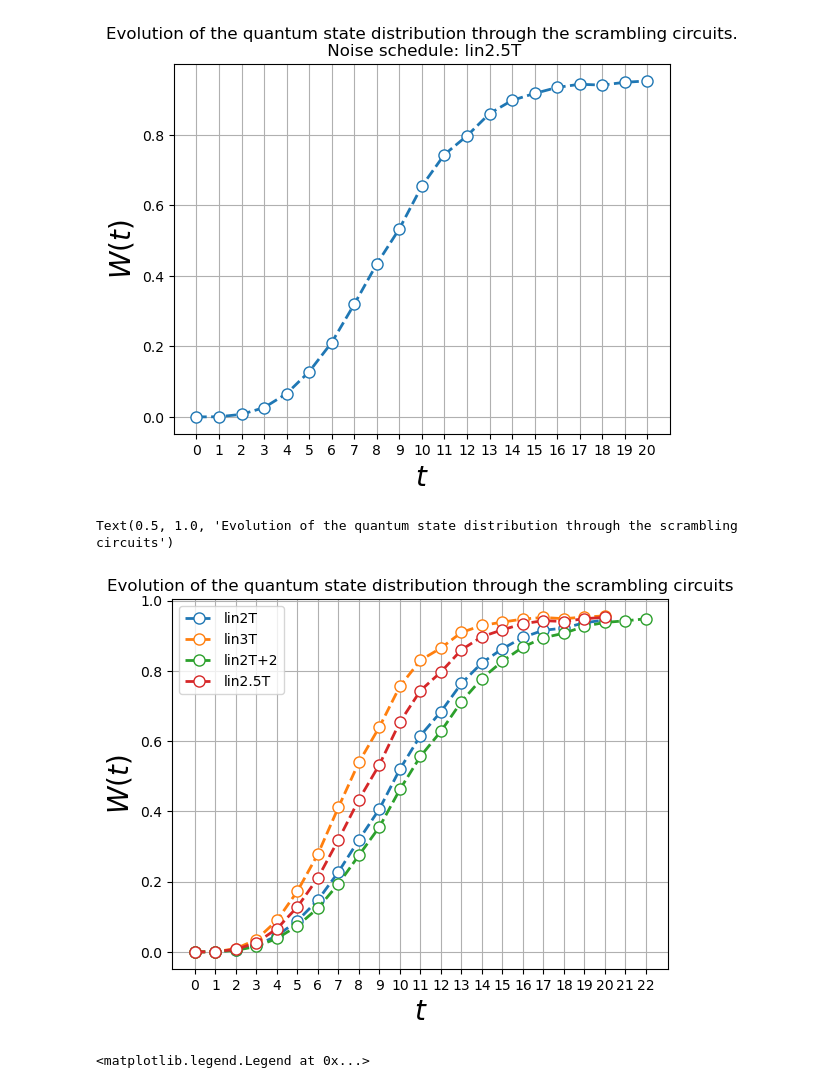
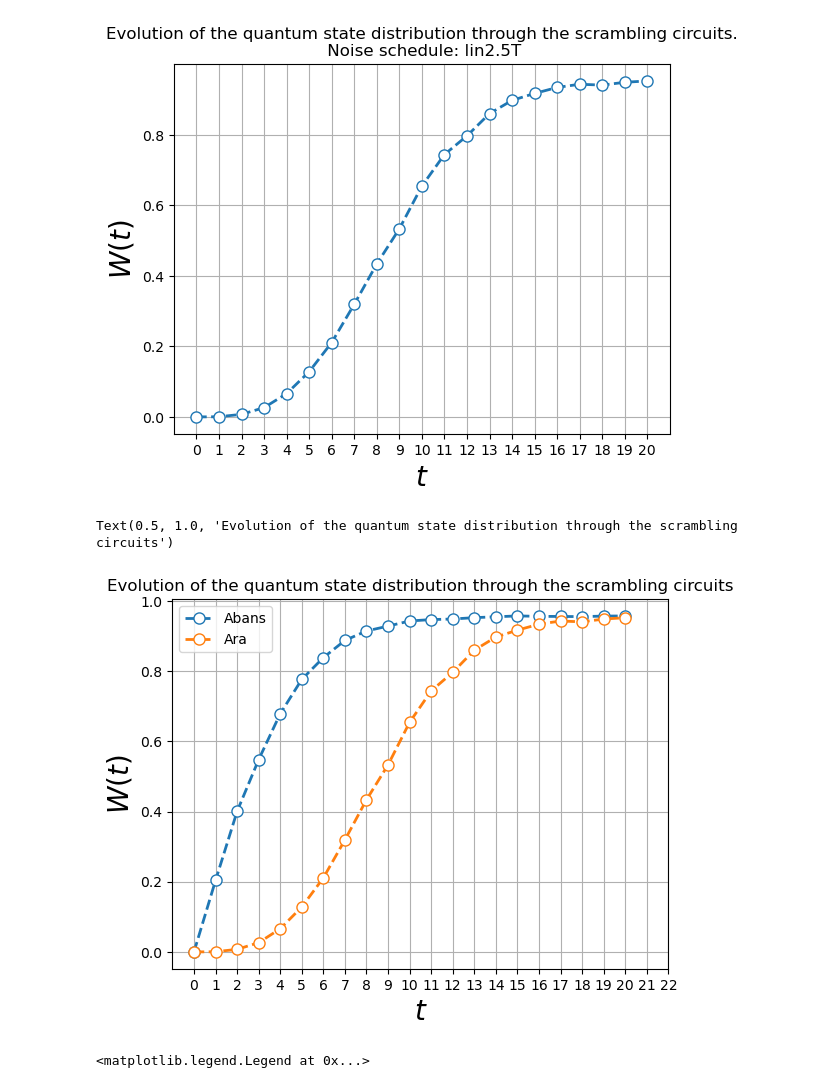
Before and after one commit to alapena/QuantGenMdl, a Jupyter notebook: visualize_noising.ipynb, the cells around one changed output. Cells and saved outputs as stored; diff of their text form; code cells hidden in the pictures.

```diff
--- a/visualize_noising.ipynb
+++ b/visualize_noising.ipynb
@@ -74,39 +74,39 @@ Text(0.5, 1.0, 'Evolution of the quantum state distribution through the scrambli
 # Compare schedules
 n_timesteps = 20
 dir, filename = get_path(config, type='wassdistforward', diffusion_schedule='linear', n_data=n_data, n_pixels=n_pixels, n_qubits=n_qubits, n_timesteps=n_timesteps)
 wass1 = np.load(dir / filename)
 dir, filename = get_path(config, type='wassdistforward', diffusion_schedule='pow6', n_data=n_data, n_pixels=n_pixels, n_qubits=n_qubits, n_timesteps=n_timesteps)
 wass2 = np.load(dir / filename)
 dir, filename = get_path(config, type='wassdistforward', diffusion_schedule='pow100', n_data=n_data, n_pixels=n_pixels, n_qubits=n_qubits, n_timesteps=n_timesteps)
 wass3 = np.load(dir / filename)
 dir, filename = get_path(config, type='wassdistforward', diffusion_schedule='powint4', n_data=n_data, n_pixels=n_pixels, n_qubits=n_qubits, n_timesteps=n_timesteps)
 wass4 = np.load(dir / filename)
 dir, filename = get_path(config, type='wassdistforward', diffusion_schedule='lin2T', n_data=n_data, n_pixels=n_pixels, n_qubits=n_qubits, n_timesteps=n_timesteps)
 wass5 = np.load(dir / filename)
 dir, filename = get_path(config, type='wassdistforward', diffusion_schedule='lin3T', n_data=n_data, n_pixels=n_pixels, n_qubits=n_qubits, n_timesteps=n_timesteps)
 wass6 = np.load(dir / filename)
 dir, filename = get_path(config, type='wassdistforward', diffusion_schedule='lin2T', n_data=n_data, n_pixels=n_pixels, n_qubits=n_qubits, n_timesteps=n_timesteps+2)
 wass7 = np.load(dir / filename)
 dir, filename = get_path(config, type='wassdistforward', diffusion_schedule='lin2.5T', n_data=n_data, n_pixels=n_pixels, n_qubits=n_qubits, n_timesteps=n_timesteps)
 wass8 = np.load(dir / filename)
 
-# plt.plot(wass1, 'o--', label='linear', mfc='white', markersize=8, lw=2)
+plt.plot(wass1, 'o--', label='Abans', mfc='white', markersize=8, lw=2)
 # plt.plot(wass2, 'o--', label='pow6', mfc='white', markersize=8, lw=2)
 # plt.plot(wass3, 'o--', label='pow100', mfc='white', markersize=8, lw=2)
 # plt.plot(wass4, 'o--', label='powint4', mfc='white', markersize=8, lw=2)
-plt.plot(wass5, 'o--', label='lin2T', mfc='white', markersize=8, lw=2)
-plt.plot(wass6, 'o--', label='lin3T', mfc='white', markersize=8, lw=2)
-plt.plot(wass7, 'o--', label='lin2T+2', mfc='white', markersize=8, lw=2)
-plt.plot(wass8, 'o--', label='lin2.5T', mfc='white', markersize=8, lw=2)
+# plt.plot(wass5, 'o--', label='lin2T', mfc='white', markersize=8, lw=2)
+# plt.plot(wass6, 'o--', label='lin3T', mfc='white', markersize=8, lw=2)
+# plt.plot(wass7, 'o--', label='lin2T+2', mfc='white', markersize=8, lw=2)
+plt.plot(wass8, 'o--', label='Ara', mfc='white', markersize=8, lw=2)
 plt.ylabel(r'$W(t)$', fontsize=20)
 plt.xlabel(r'$t$', fontsize=20)
 plt.xticks(range(n_timesteps+3))
 plt.grid(True)
 plt.legend()
 plt.title(f'Evolution of the quantum state distribution through the scrambling circuits')
 # %% [output]
 Text(0.5, 1.0, 'Evolution of the quantum state distribution through the scrambling circuits')
-[figure, old version]
+[figure, new version]
 # %%
 import torch
 # linear_steps = torch.linspace(1., torch.sqrt(torch.tensor(4)), n_timesteps, device='cpu')
```
Also changed, not shown: 2 other files.
